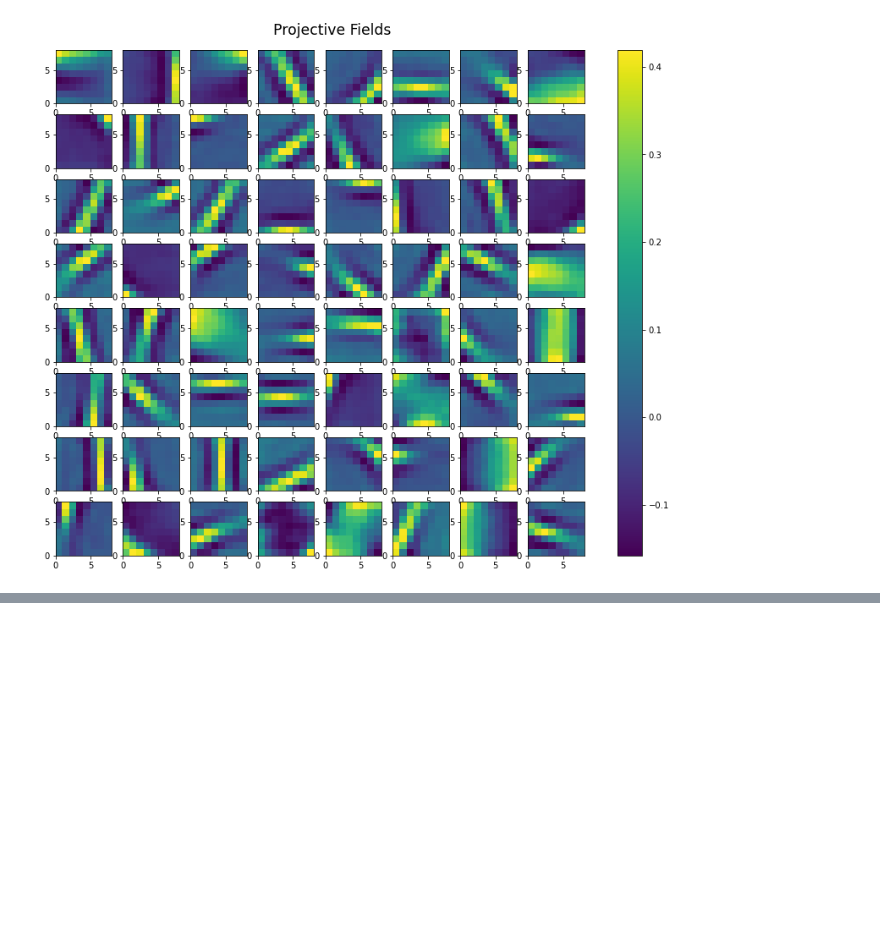
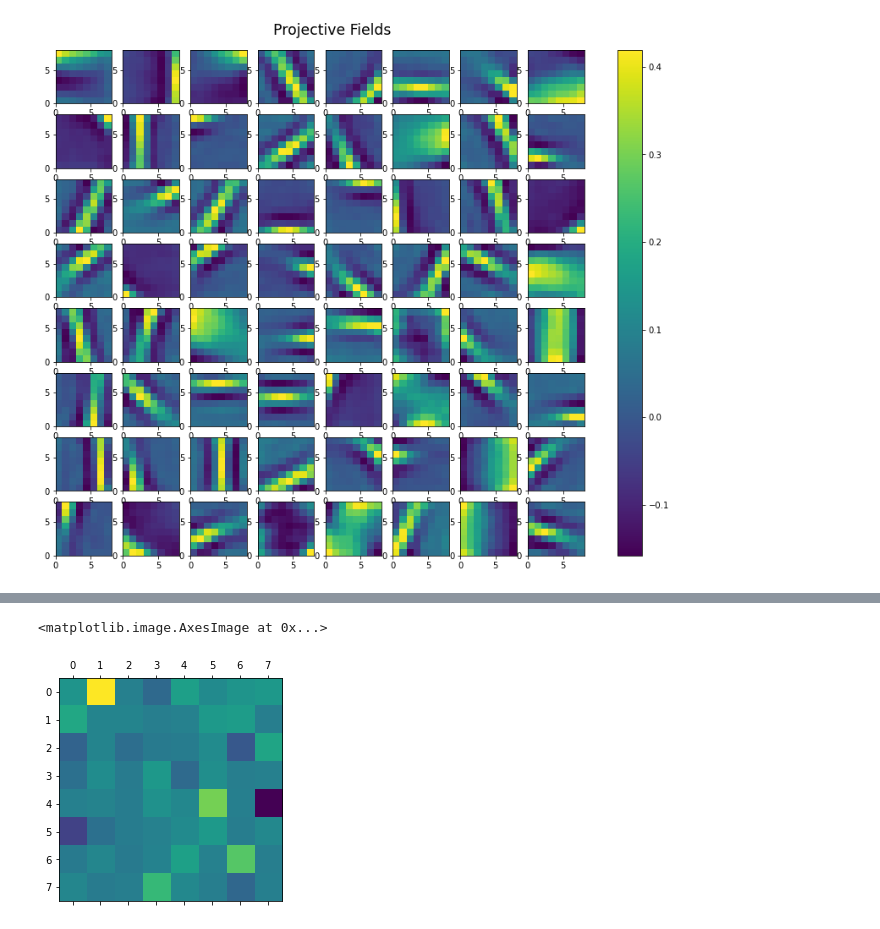
Before and after one commit to yavuz-s/Final-Project-phy527, a Jupyter notebook: Final Project - Sampling.ipynb, the cells around one changed output, grey strips where cells are left out. Cells and saved outputs as stored; diff of their text form; code cells hidden in the pictures; blank space fills up the shorter version.

```diff
--- a/Final Project - Sampling.ipynb
+++ b/Final Project - Sampling.ipynb
@@ -26,8 +26,11 @@ plt.show()
 # %% [output]
 [figure]
 # %%
-prior = 0.0401                              # Define prior, π
-sigma_I = 0.246                             # Define sigma_I
-r_initial = np.random.binomial(1, prior, 64)    # Draw initial r vector from a Gaussian dist.
-W = np.transpose(PFs.reshape(64,64))        # Define weight matrix such as
-                                            # every column corresponds to PF of the corresponding neuron
+z_initial = np.random.binomial(1, 0.01, 64)     # Draw initial z vector from a Gaussian dist.
+                                                # Here we used small probability to shorten the burn-in time
+Pf = np.transpose(PFs.reshape(64,64))           # Define weight matrix such as
+                                                # every column corresponds to PF of the corresponding neuron
+W = np.matmul(np.transpose(Pf[:,:]),Pf[:,:])    # Generate weight matrix
+Time = 0.4 #sec
+delta_T = 0.001 #sec
+N_sampling = Time/delta_T                       # Sampling count = 400
@@ -37,0 +79,7 @@ def post_synaptic_potential(W, i, j, Image, z):
+# %%
+a = np.matmul(np.transpose(Pf[:,:]),Pf[:,:])
+#a[1,1] = 0
+plt.matshow(np.reshape(W[1], (8,8)))
+# %% [output]
+<matplotlib.image.AxesImage at 0x...>
+[figure, added]
```
Also changed, not shown: parts of 8 cells of this notebook.
